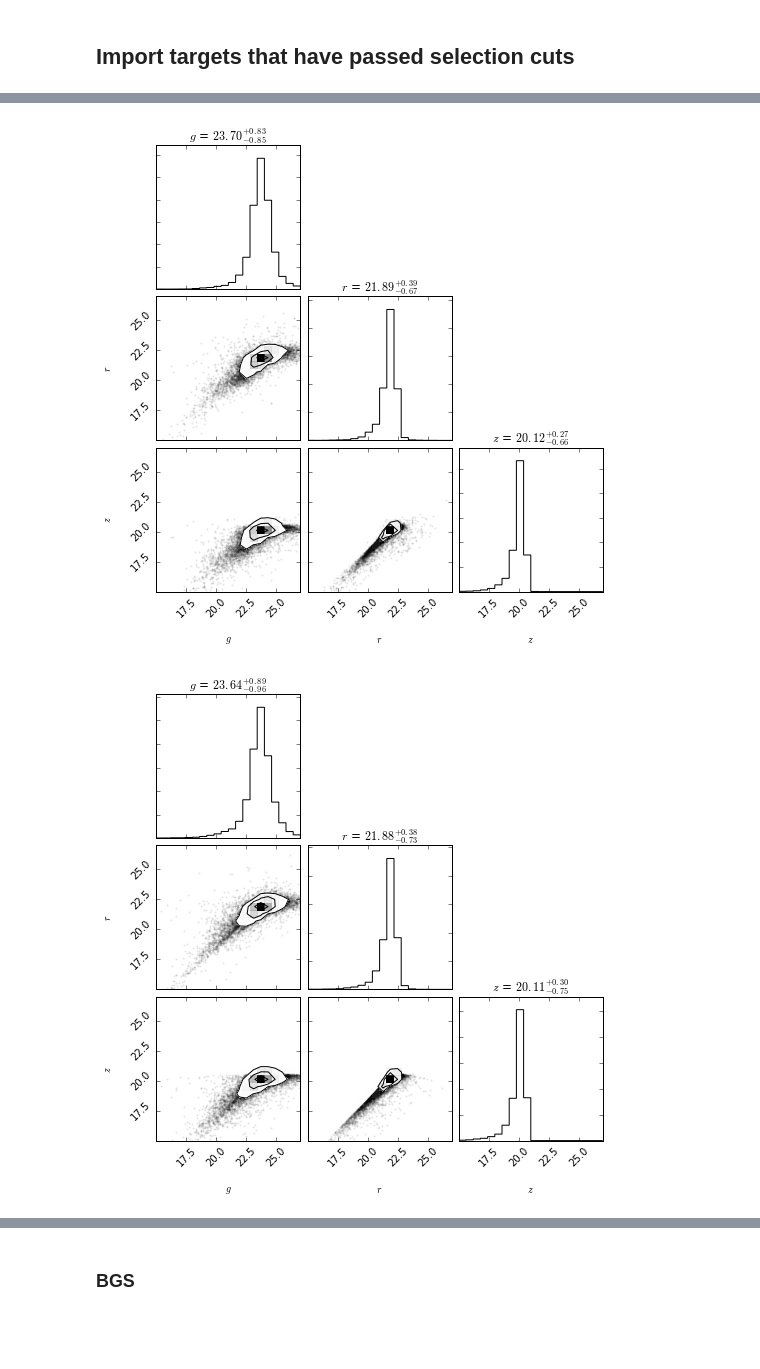
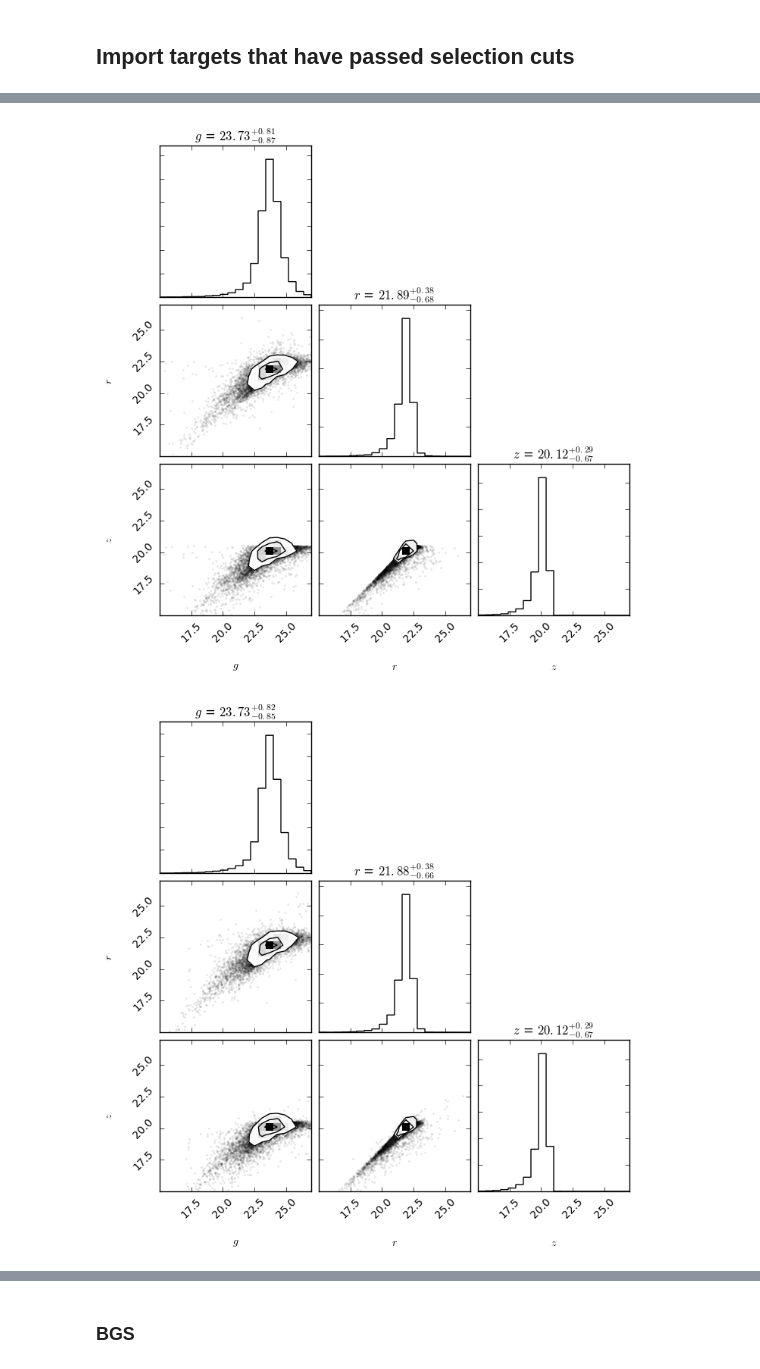
Before and after one commit to belaa/desi-mocks, a Jupyter notebook: dr2_mag_distributions.ipynb, the cells around one changed output, grey strips where cells are left out. Saved outputs shown, nothing was run; the diff lists cells and outputs as text; code cells hidden in the pictures; blank space fills up the shorter version.

```diff
--- a/dr2_mag_distributions.ipynb
+++ b/dr2_mag_distributions.ipynb
@@ -29,8 +30,8 @@ class GaussianMixtureModel(object):
         hdr['covtype'] = model.covariance_type
         hdus.append(fits.ImageHDU(model.weights_, name='weights', header=hdr))
         hdus.append(fits.ImageHDU(model.means_, name='means'))
-        hdus.append(fits.ImageHDU(model.covars_, name='covars'))
-        hdus.writeto(filename, clobber=True)
+        hdus.append(fits.ImageHDU(model.covariances_, name='covars'))
+        hdus.writeto(filename, overwrite=True)
 
     @staticmethod
     def load(filename):
@@ -174,13 +197,23 @@ lrgMag_sample = sample_magnitudes('LRG', n_targets=len(lrgMag_data), random_stat
 # %%
+lrgMag_decam = dr2_data(lrg, survey='DECAM')
+
+#make sure data, sample and cross-validation sets are of same size for comparison
+lrgMag_decam_data, lrgMag_decam_cross = data_cross_split(lrgMag_decam)
+
+make_gmm_model(lrgMag_decam_data, components_range, model_filename='data/lrgMagDECAM_gmm.fits',
+               bic_plot=True)
+
+lrgMag_decam_sample = sample_magnitudes('LRG', n_targets=len(lrgMag_decam_data), survey='DECAM', random_state=gen)
+
 axes_range = [(15,27), (15,27), (15,27)]
 
 #Data
-fig1 = cn.corner(lrgMag_data, labels=[r"$g$", r"$r$", r"$z$"], show_titles=True,
+fig1 = cn.corner(lrgMag_decam_data, labels=[r"$g$", r"$r$", r"$z$"], show_titles=True,
                  title_kwargs={"fontsize": 12}, range=axes_range)
 #Sample
-fig2 = cn.corner(lrgMag_sample, labels=[r"$g$", r"$r$", r"$z$"], show_titles=True,
+fig2 = cn.corner(lrgMag_decam_sample, labels=[r"$g$", r"$r$", r"$z$"], show_titles=True,
                  title_kwargs={"fontsize": 12}, range=axes_range)
 #Cross-validation
-fig3 = cn.corner(lrgMag_cross, labels=[r"$g$", r"$r$", r"$z$"], show_titles=True,
+fig3 = cn.corner(lrgMag_decam_cross, labels=[r"$g$", r"$r$", r"$z$"], show_titles=True,
                  title_kwargs={"fontsize": 12}, range=axes_range)
 # %% [output]
@@ -191,2 +225,2 @@ WARNING:root:Too few points to create valid contours
-[figure, old version]
+[figure, new version]
-[figure, old version]
+[figure, new version]
```
Also changed, not shown: parts of 27 cells of this notebook, 7 other files.
